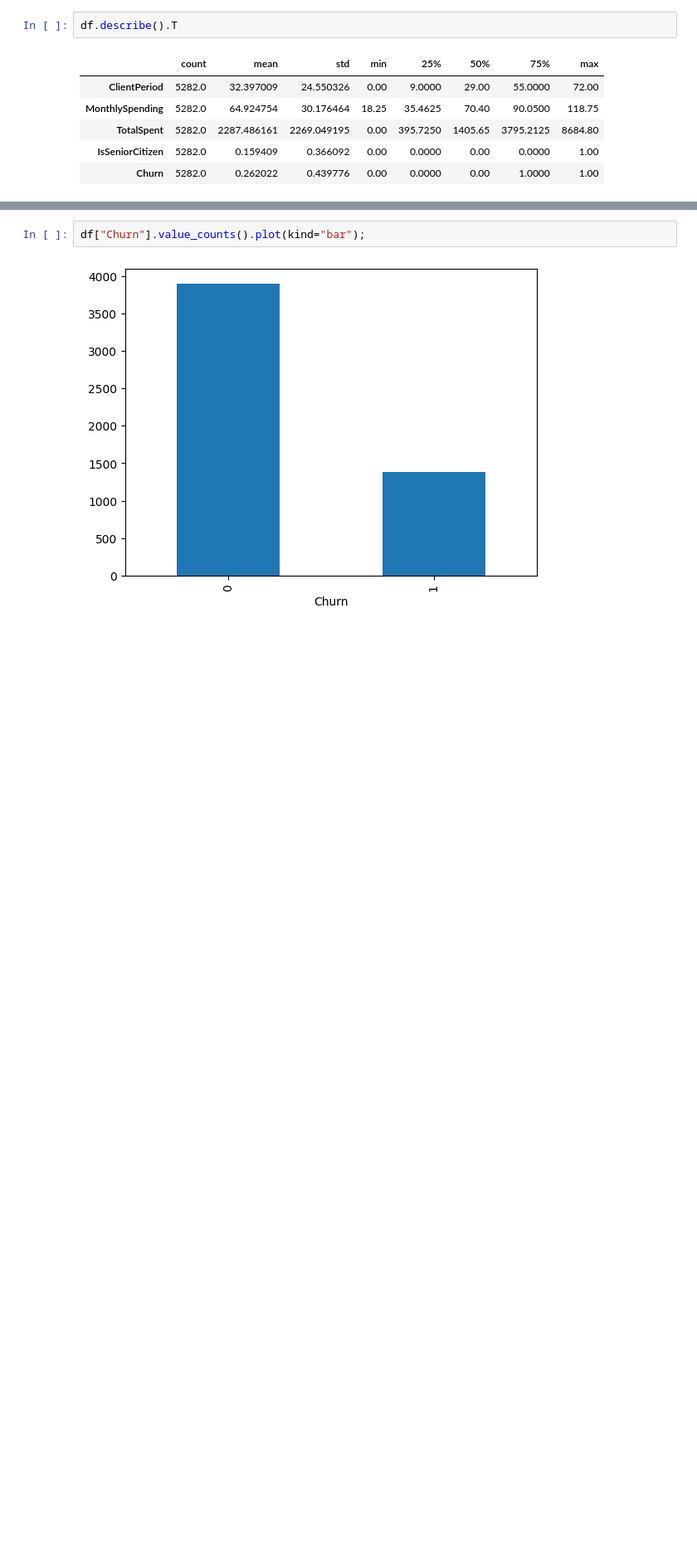
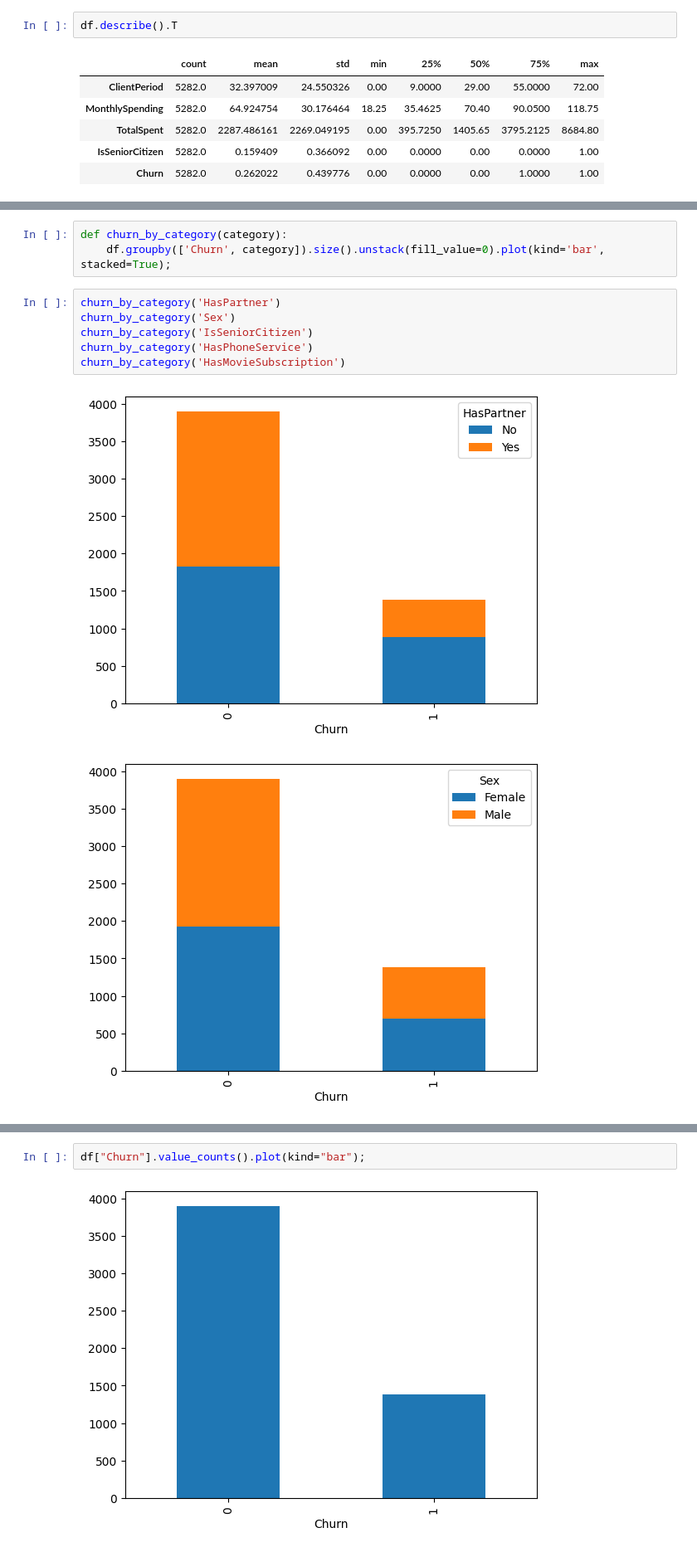
Before and after one commit to Paul-the-human/user_churn, a Jupyter notebook: user_churn.ipynb, the cells around one changed output, grey strips where cells are left out. Shown at 83% size. Saved outputs shown, nothing was run; the diff lists cells and outputs as text; blank space fills up the shorter version.

```diff
--- a/user_churn.ipynb
+++ b/user_churn.ipynb
@@ -42,0 +57,12 @@ df.describe().T
+# %%
+def churn_by_category(category):
+    df.groupby(['Churn', category]).size().unstack(fill_value=0).plot(kind='bar', stacked=True);
+# %%
+churn_by_category('HasPartner')
+churn_by_category('Sex')
+churn_by_category('IsSeniorCitizen')
+churn_by_category('HasPhoneService')
+churn_by_category('HasMovieSubscription')
+# %% [output]
+[figure, added]
+[figure, added]
```
Also changed, not shown: parts of 23 cells of this notebook.
